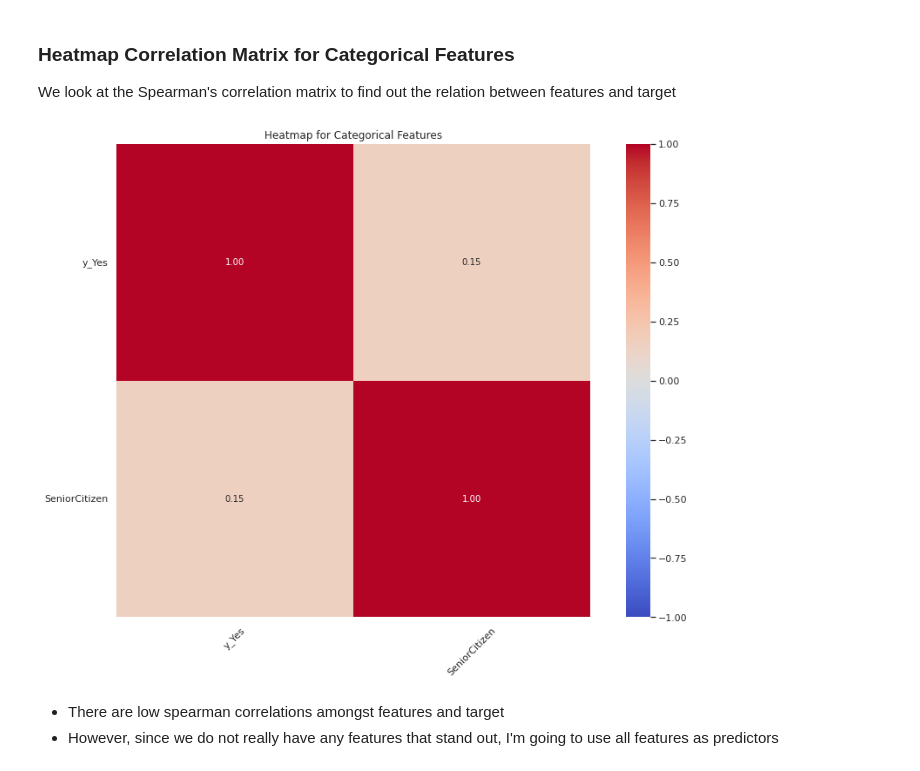
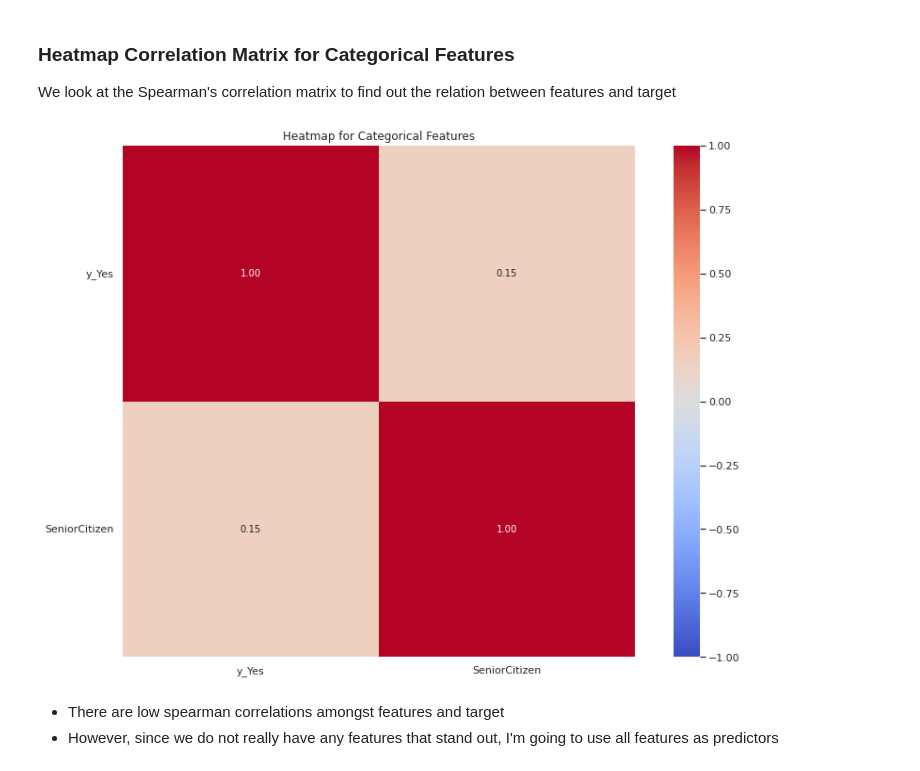
Before and after one commit to NikkiSatmaka/sticky-customers-operation, a Jupyter notebook: h8dsft_Milestone1P2_nikki_satmaka.ipynb, the cells around one changed output. Saved outputs shown, nothing was run; the diff lists cells and outputs as text; code cells hidden in the pictures.

```diff
--- a/h8dsft_Milestone1P2_nikki_satmaka.ipynb
+++ b/h8dsft_Milestone1P2_nikki_satmaka.ipynb
@@ -538,0 +554,4 @@ This object will later be run in a pipeline with scaling, which are the pre-over
+# %%
+# impute missing values in `TotalCharges` with values from `MonthlyCharges`
+X_train['TotalCharges'] = X_train['TotalCharges'].fillna(X_train['MonthlyCharges'])
+X_test['TotalCharges'] = X_test['TotalCharges'].fillna(X_test['MonthlyCharges'])
@@ -570,20 +601,20 @@ We look at the Spearman's correlation matrix to find out the relation between fe
 # %%
 # Heatmap Correlation Matrix
 plt.figure(figsize=(15,10))
 
 sns.heatmap(
     pd.concat([
         pd.get_dummies(y_train, prefix='y', drop_first=True),
         X_train[nom_cols]], axis=1
     ).corr('spearman'),
     annot=True, vmin=-1, vmax=1, fmt='.2f', square=True, cmap='coolwarm')
-plt.xticks(rotation=45)
+plt.xticks(rotation=0)
 plt.yticks(rotation=0)
 plt.title('Heatmap for Categorical Features')
 
 plt.show()
 # %% [output]
-[figure, old version]
+[figure, new version]
 # %% [markdown]
 - There are low spearman correlations amongst features and target
 - However, since we do not really have any features that stand out, I'm going to use all features as predictors
```
Also changed, not shown: parts of 17 cells of this notebook.
